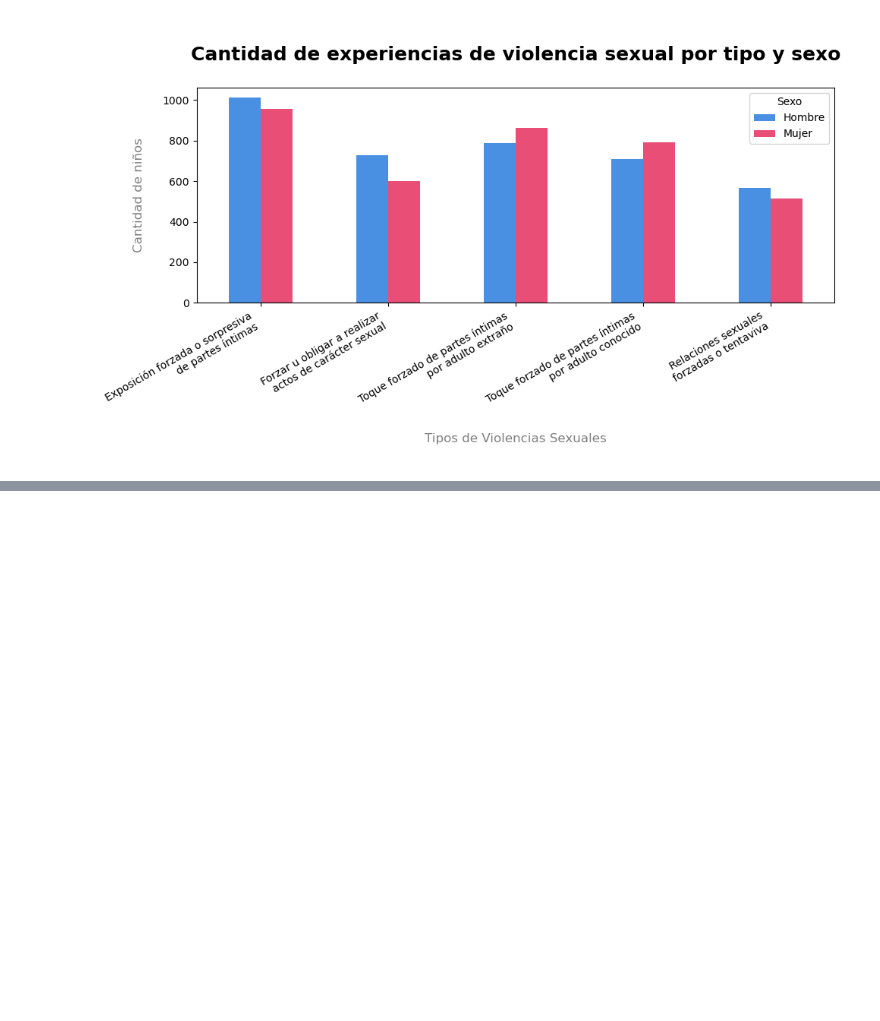
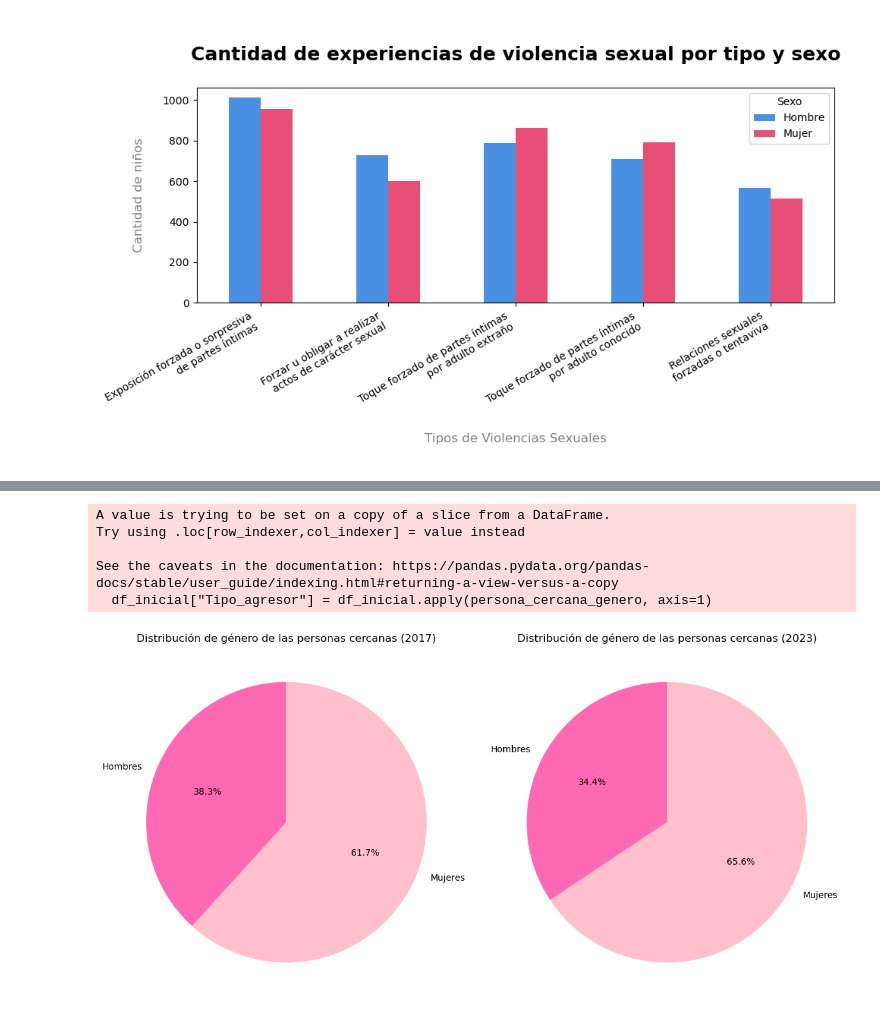
Before and after one commit to ConstanzaHernandezTorres/IMT2200-Proyecto-grupal, a Jupyter notebook: Repo1 - Avance.ipynb, the cells around one changed output, grey strips where cells are left out. Drawn from its saved outputs; the diff is of its cells as text; code cells hidden in the pictures; blank space fills up the shorter version.

```diff
--- a/Repo1 - Avance.ipynb
+++ b/Repo1 - Avance.ipynb
@@ -450,0 +563,46 @@ plt.show()
+# %%
+def persona_cercana_genero(row):
+    if (
+       (pd.notna(row.get("PA_6_4")) and row["PA_6_4"] == 1) and #Esta alternativa indica que fue agredido por alguien cercano con quien vive.
+       (pd.notna(row.get("PA_6_5")) and row["PA_6_5"] == 1) #Esta alternativa especifica que fue un adulto hombre.
+       or (pd.notna(row.get("PA_7_4")) and row["PA_7_4"] == 1) and #Esta alternativa indica que fue agredido por alguién cercano con quien vive.
+       (pd.notna(row.get("PA_7_5")) and row["PA_7_5"] == 1) #Esta alternativa espeficica que fue un adulto hombre.
+    ):
+        return "Hombres"
+
+    if (
+       (pd.notna(row.get("PA_6_4")) and row["PA_6_4"] == 1) and #Esta alternativa indica que fue agredido por alguien cercano con quien vive.
+       (pd.notna(row.get("PA_6_5")) and row["PA_6_5"] == 2) #Esta alternativaespecifica que fue una adulta mujer.
+       or (pd.notna(row.get("PA_7_4")) and row["PA_7_4"] == 1) and #Esta alternativa indica que fue agredido por alguién cercano con quien vive.
+       (pd.notna(row.get("PA_7_5")) and row["PA_7_5"] == 2) #Esta alternativa espeficica que fue una adulta mujer.
+    ):
+        return "Mujeres"
+
+        return pd.NA
+
+df_inicial["Tipo_agresor"] = df_inicial.apply(persona_cercana_genero, axis=1)
+
+conteos = (df_inicial.groupby(["Año", "Tipo_agresor"], observed=True).size().reset_index(name="Casos"))
+
+# Calcular proporciones dentro de cada año
+conteos["Porcentaje"] = (conteos.groupby("Año")["Casos"].transform(lambda x: x / x.sum() * 100))
+proporciones = conteos.copy()
+
+colores = ["hotpink", "pink"]
+fig, axes = plt.subplots(1, 2, figsize=(12, 6))
+
+for i, año in enumerate(sorted(df_inicial["Año"].unique())):
+    datos = proporciones[proporciones["Año"] == año]
+    axes[i].pie(datos["Porcentaje"], labels=datos["Tipo_agresor"],
+                colors=colores, autopct='%1.1f%%', startangle=90)
+    axes[i].set_title(f"Distribución de género de las personas cercanas ({año})")
+
+plt.tight_layout()
+plt.show()
+# %% [output]
+A value is trying to be set on a copy of a slice from a DataFrame.
+Try using .loc[row_indexer,col_indexer] = value instead
+
+See the caveats in the documentation: https://pandas.pydata.org/pandas-docs/stable/user_guide/indexing.html#returning-a-view-versus-a-copy
+  df_inicial["Tipo_agresor"] = df_inicial.apply(persona_cercana_genero, axis=1)
+[figure, added]
```
Also changed, not shown: parts of 10 cells of this notebook, 1 other file.
